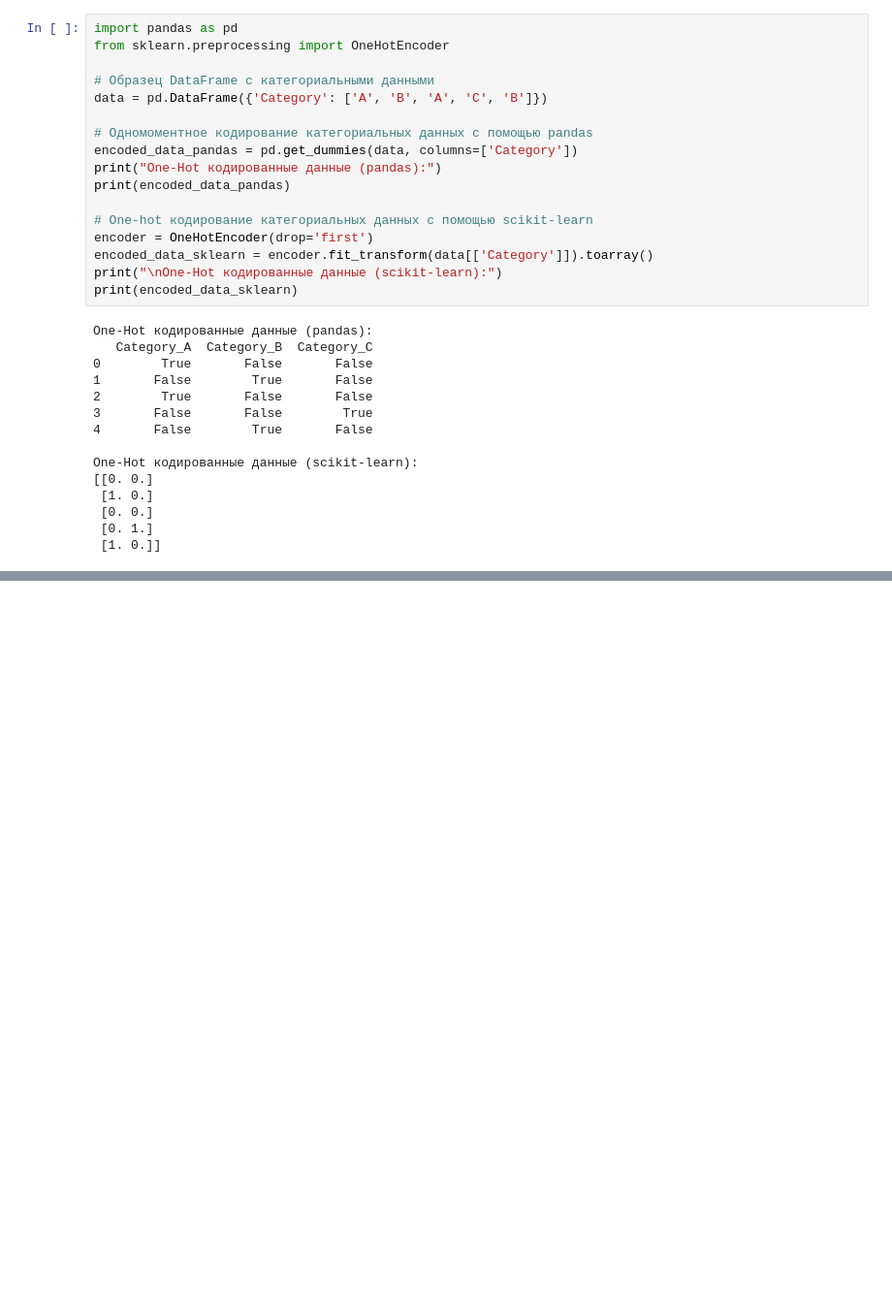
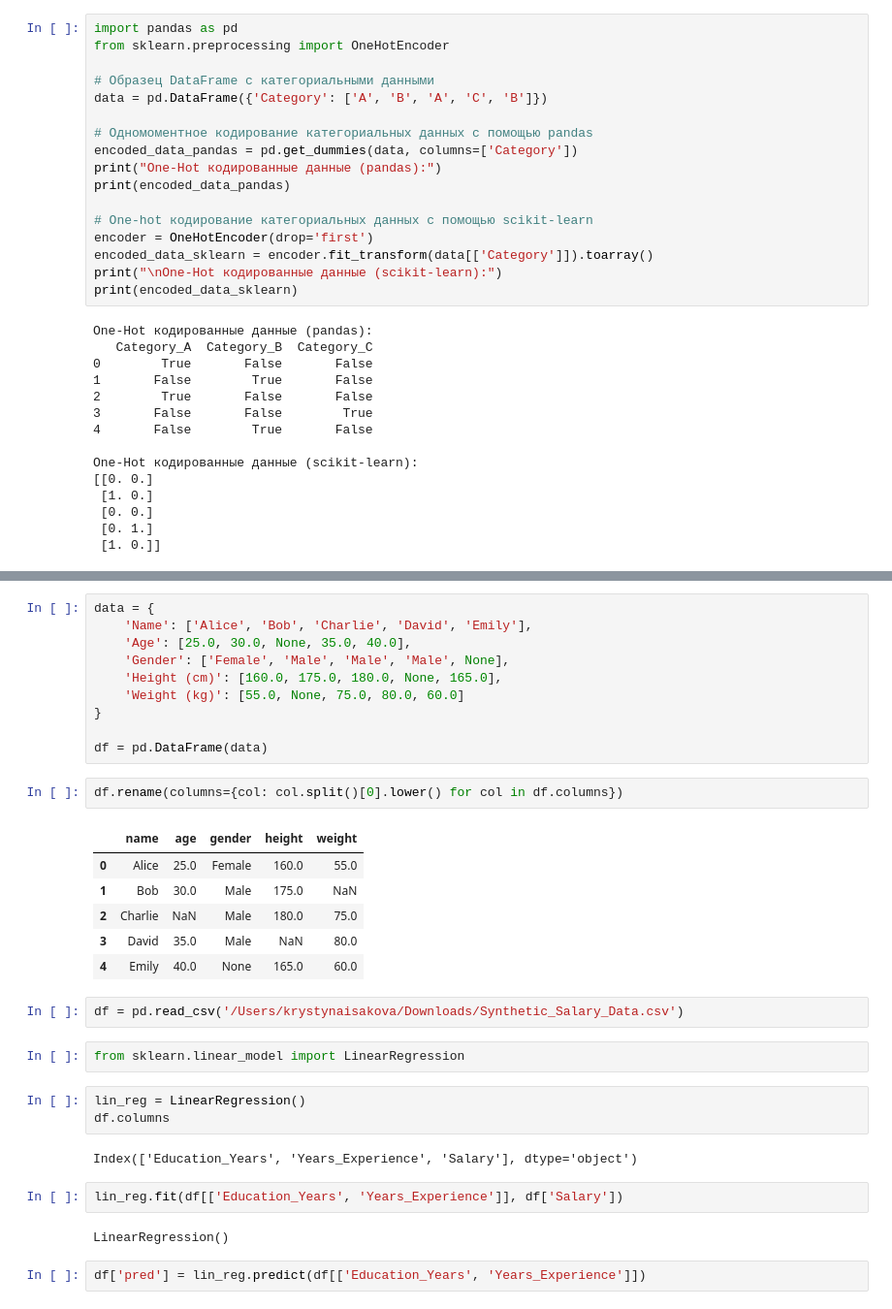
Before and after one commit to KrystynaIsakova/ICH-190424-dae, a Jupyter notebook: Lesson9.ipynb, the cells around one changed output, grey strips where cells are left out. Shown at 97% size. Saved outputs shown, nothing was run; the diff lists cells and outputs as text; blank space fills up the shorter version.

```diff
--- a/Lesson9.ipynb
+++ b/Lesson9.ipynb
@@ -577,0 +603,34 @@ One-Hot кодированные данные (scikit-learn):
+# %%
+data = {
+    'Name': ['Alice', 'Bob', 'Charlie', 'David', 'Emily'],
+    'Age': [25.0, 30.0, None, 35.0, 40.0],
+    'Gender': ['Female', 'Male', 'Male', 'Male', None],
+    'Height (cm)': [160.0, 175.0, 180.0, None, 165.0],
+    'Weight (kg)': [55.0, None, 75.0, 80.0, 60.0]
+}
+
+df = pd.DataFrame(data)
+# %%
+df.rename(columns={col: col.split()[0].lower() for col in df.columns})
+# %% [output]
+|  | name | age | gender | height | weight |
+| 0 | Alice | 25.0 | Female | 160.0 | 55.0 |
+| 1 | Bob | 30.0 | Male | 175.0 | NaN |
+| 2 | Charlie | NaN | Male | 180.0 | 75.0 |
+| 3 | David | 35.0 | Male | NaN | 80.0 |
+| 4 | Emily | 40.0 | None | 165.0 | 60.0 |
+# %%
+df = pd.read_csv('/Users/krystynaisakova/Downloads/Synthetic_Salary_Data.csv')
+# %%
+from sklearn.linear_model import LinearRegression
+# %%
+lin_reg = LinearRegression()
+df.columns
+# %% [output]
+Index(['Education_Years', 'Years_Experience', 'Salary'], dtype='object')
+# %%
+lin_reg.fit(df[['Education_Years', 'Years_Experience']], df['Salary'])
+# %% [output]
+LinearRegression()
+# %%
+df['pred'] = lin_reg.predict(df[['Education_Years', 'Years_Experience']])
```
Also changed, not shown: parts of 12 cells of this notebook, 1 other file.
